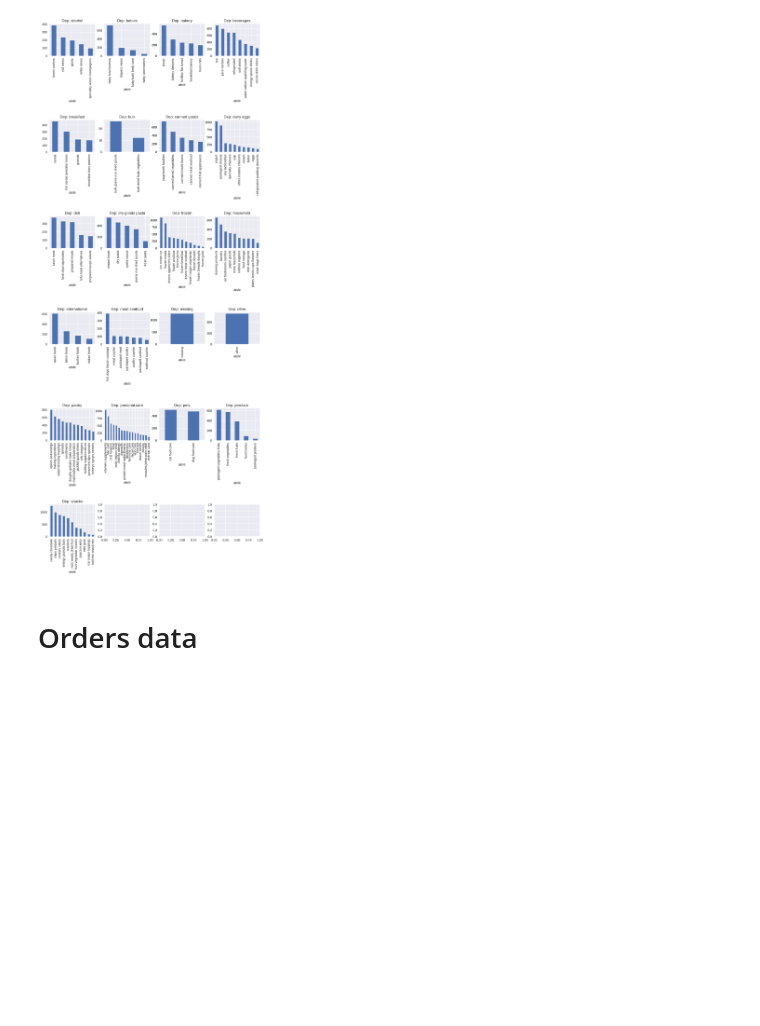
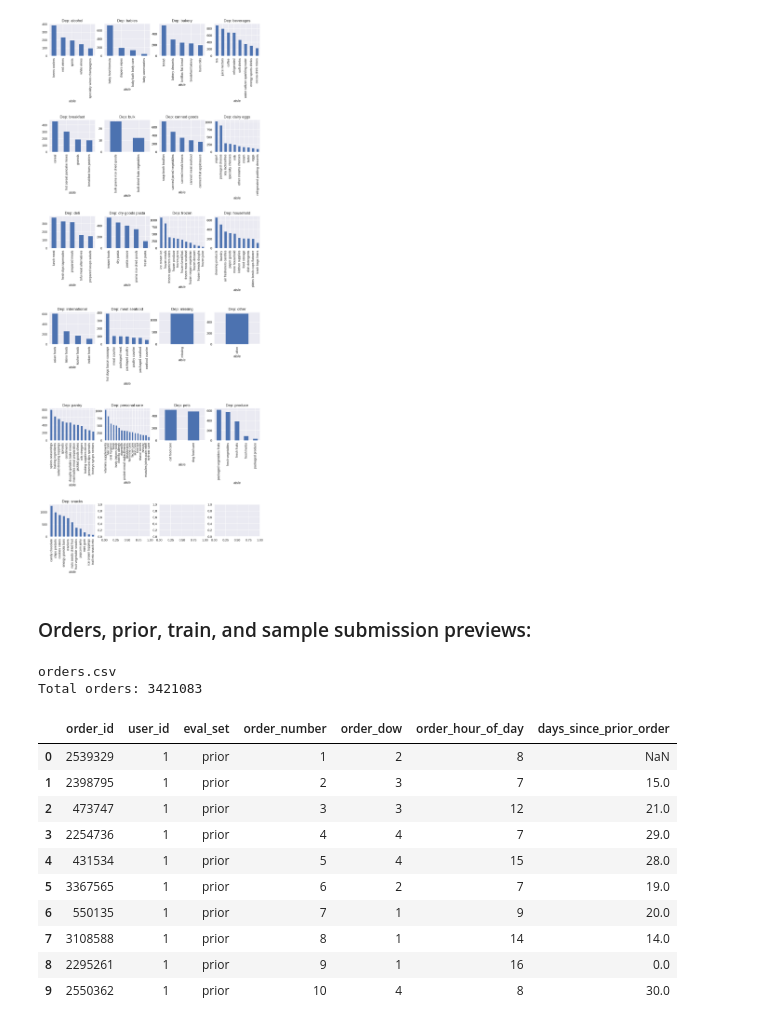
Before and after one commit to cmuell89/Instacart, a Jupyter notebook: analysis.ipynb, the cells around one changed output. Cells and saved outputs as stored; diff of their text form; code cells hidden in the pictures; blank space fills up the shorter version.

Commit message:
Creation of combined order data DataFrames

```diff
--- a/analysis.ipynb
+++ b/analysis.ipynb
@@ -15,10 +15,25 @@ warnings.filterwarnings('ignore')
 ## Read Data
 # %%
 aisles = pd.read_csv('./data/aisles.csv')
+
 departments = pd.read_csv('./data/departments.csv')
-order_products_prior = pd.read_csv('./data/order_products__prior.csv')
-order_products_train = pd.read_csv('./data/order_products__train.csv')
-orders = pd.read_csv('./data/orders.csv')
-products = pd.read_csv('./data/products.csv')
-sample_submission = pd.read_csv('./data/sample_submission.csv')
+
+products = pd.read_csv('./data/products.csv', engine='c')
+
+order_products_prior = pd.read_csv('./data/order_products__prior.csv', engine='c',
+                       dtype={'order_id': np.int32, 'product_id': np.int32,
+                              'add_to_cart_order': np.int16, 'reordered': np.int8})
+
+order_products_train = pd.read_csv('./data/order_products__train.csv', engine='c',
+                       dtype={'order_id': np.int32, 'product_id': np.int32,
+                              'add_to_cart_order': np.int16, 'reordered': np.int8})
+
+orders = pd.read_csv('./data/orders.csv', engine='c', dtype={'order_id': np.int32,
+                                                           'user_id': np.int32,
+                                                           'order_number': np.int32,
+                                                           'order_dow': np.int8,
+                                                           'order_hour_of_day': np.int8,
+                                                           'days_since_prior_order': np.float16})
+
+sample_submission = pd.read_csv('./data/sample_submission.csv', engine='c')
 # %% [markdown]
@@ -102,5 +131,23 @@ f.subplots_adjust(hspace=2)
 [figure]
 [figure]
 [figure]
-# %% [markdown]
-# Orders data
+# %% [markdown]
+### Orders, prior, train, and sample submission previews:
+# %%
+print("orders.csv")
+print('Total orders: {}'.format(orders.shape[0]))
+orders.head(10)
+# %% [output]
+orders.csv
+Total orders: 3421083
+|  | order_id | user_id | eval_set | order_number | order_dow | order_hour_of_day | days_since_prior_order |
+| 0 | 2539329 | 1 | prior | 1 | 2 | 8 | NaN |
+| 1 | 2398795 | 1 | prior | 2 | 3 | 7 | 15.0 |
+| 2 | 473747 | 1 | prior | 3 | 3 | 12 | 21.0 |
+| 3 | 2254736 | 1 | prior | 4 | 4 | 7 | 29.0 |
+| 4 | 431534 | 1 | prior | 5 | 4 | 15 | 28.0 |
+| 5 | 3367565 | 1 | prior | 6 | 2 | 7 | 19.0 |
+| 6 | 550135 | 1 | prior | 7 | 1 | 9 | 20.0 |
+| 7 | 3108588 | 1 | prior | 8 | 1 | 14 | 14.0 |
+| 8 | 2295261 | 1 | prior | 9 | 1 | 16 | 0.0 |
+| 9 | 2550362 | 1 | prior | 10 | 4 | 8 | 30.0 |
```
Also changed, not shown: parts of 13 cells of this notebook.
